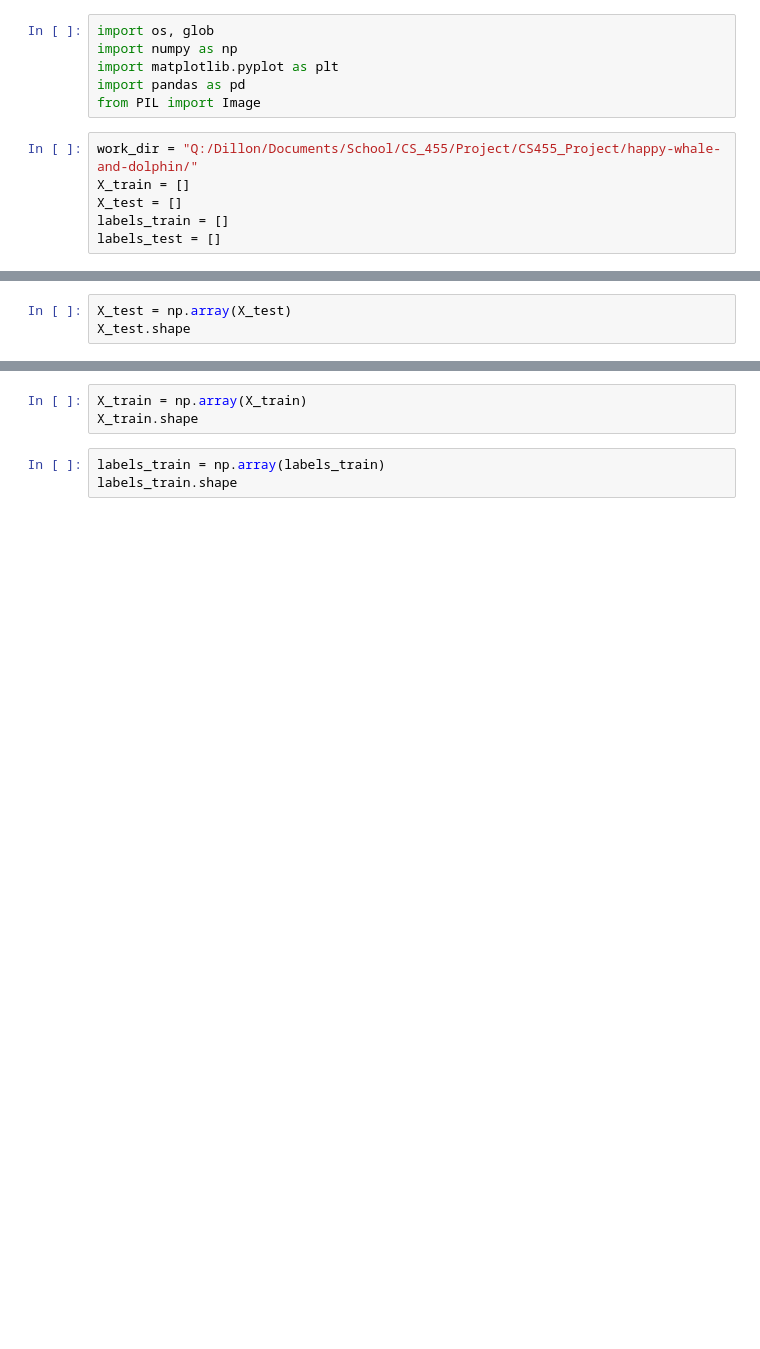
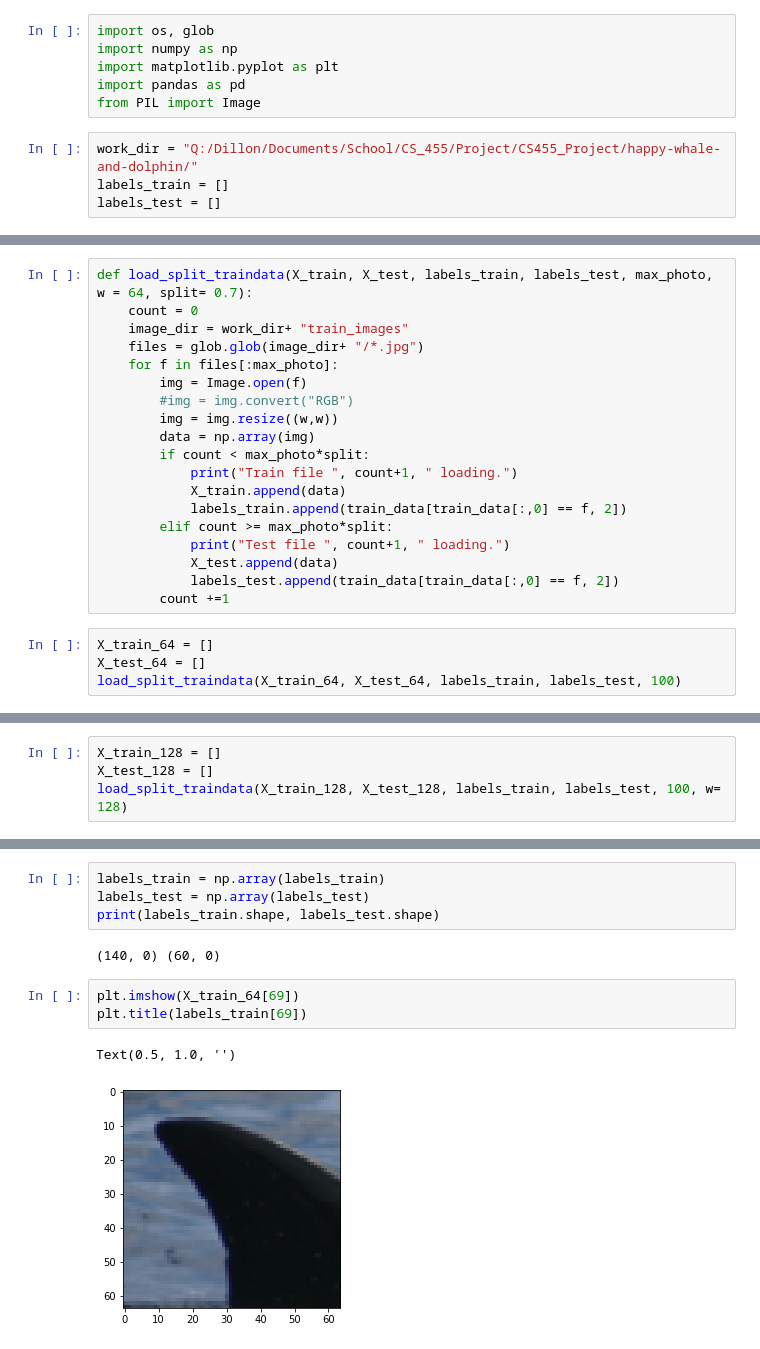
Before and after one commit to mead-d/CS455_Project, a Jupyter notebook: Keck_Mead_Project.ipynb, the cells around one changed output, grey strips where cells are left out. Saved outputs shown, nothing was run; the diff lists cells and outputs as text; blank space fills up the shorter version.

Commit message:
Updates data load as callable function
Includes load_data() that splits original training data and training labels to use with testing. Original data load() uses testing dir without labels.

```diff
--- a/Keck_Mead_Project.ipynb
+++ b/Keck_Mead_Project.ipynb
@@ -6,8 +6,6 @@ import pandas as pd
 from PIL import Image
 # %%
 work_dir = "Q:/Dillon/Documents/School/CS_455/Project/CS455_Project/happy-whale-and-dolphin/"
-X_train = []
-X_test = []
 labels_train = []
 labels_test = []
 # %%
@@ -55,4 +32,24 @@ test  file  2500 loading.
+# %%
+def load_split_traindata(X_train, X_test, labels_train, labels_test, max_photo, w = 64, split= 0.7):
+    count = 0
+    image_dir = work_dir+ "train_images"
+    files = glob.glob(image_dir+ "/*.jpg")
+    for f in files[:max_photo]:
+        img = Image.open(f)
+        #img = img.convert("RGB")
+        img = img.resize((w,w))
+        data = np.array(img)
+        if count < max_photo*split:
+            print("Train file ", count+1, " loading.")
+            X_train.append(data)
+            labels_train.append(train_data[train_data[:,0] == f, 2])
+        elif count >= max_photo*split:
+            print("Test file ", count+1, " loading.")
+            X_test.append(data)
+            labels_test.append(train_data[train_data[:,0] == f, 2])
+        count +=1
 # %%
-X_test = np.array(X_test)
-X_test.shape
+X_train_64 = []
+X_test_64 = []
+load_split_traindata(X_train_64, X_test_64, labels_train, labels_test, 100)
 # %% [output]
@@ -59,0 +73,4 @@ AttributeError: 'list' object has no attribute 'shape'
+# %%
+X_train_128 = []
+X_test_128 = []
+load_split_traindata(X_train_128, X_test_128, labels_train, labels_test, 100, w= 128)
@@ -60,6 +95,12 @@ AttributeError: 'list' object has no attribute 'shape'
 # %%
-X_train = np.array(X_train)
-X_train.shape
+labels_train = np.array(labels_train)
+labels_test = np.array(labels_test)
+print(labels_train.shape, labels_test.shape)
+# %% [output]
+(140, 0) (60, 0)
 # %%
-labels_train = np.array(labels_train)
-labels_train.shape
+plt.imshow(X_train_64[69])
+plt.title(labels_train[69])
+# %% [output]
+Text(0.5, 1.0, '')
+[figure, added]
```
Also changed, not shown: parts of 5 cells of this notebook.
